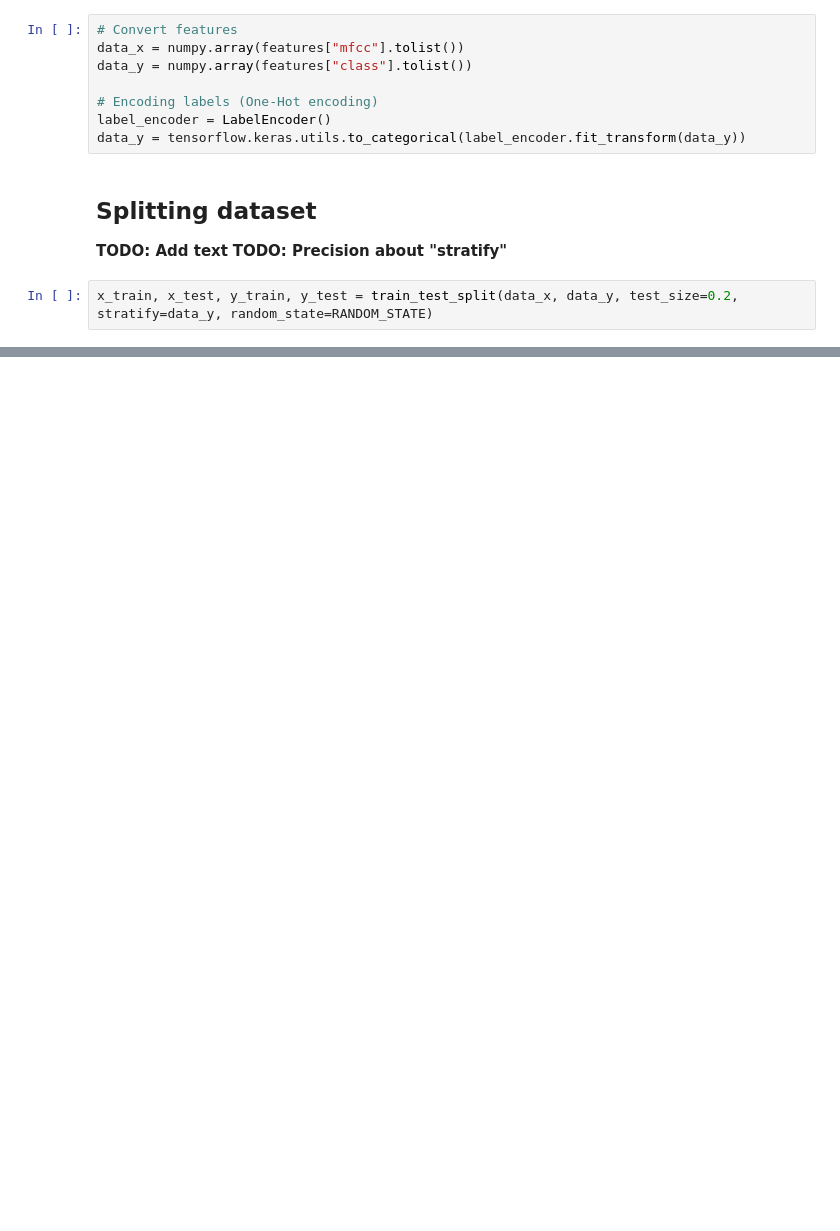
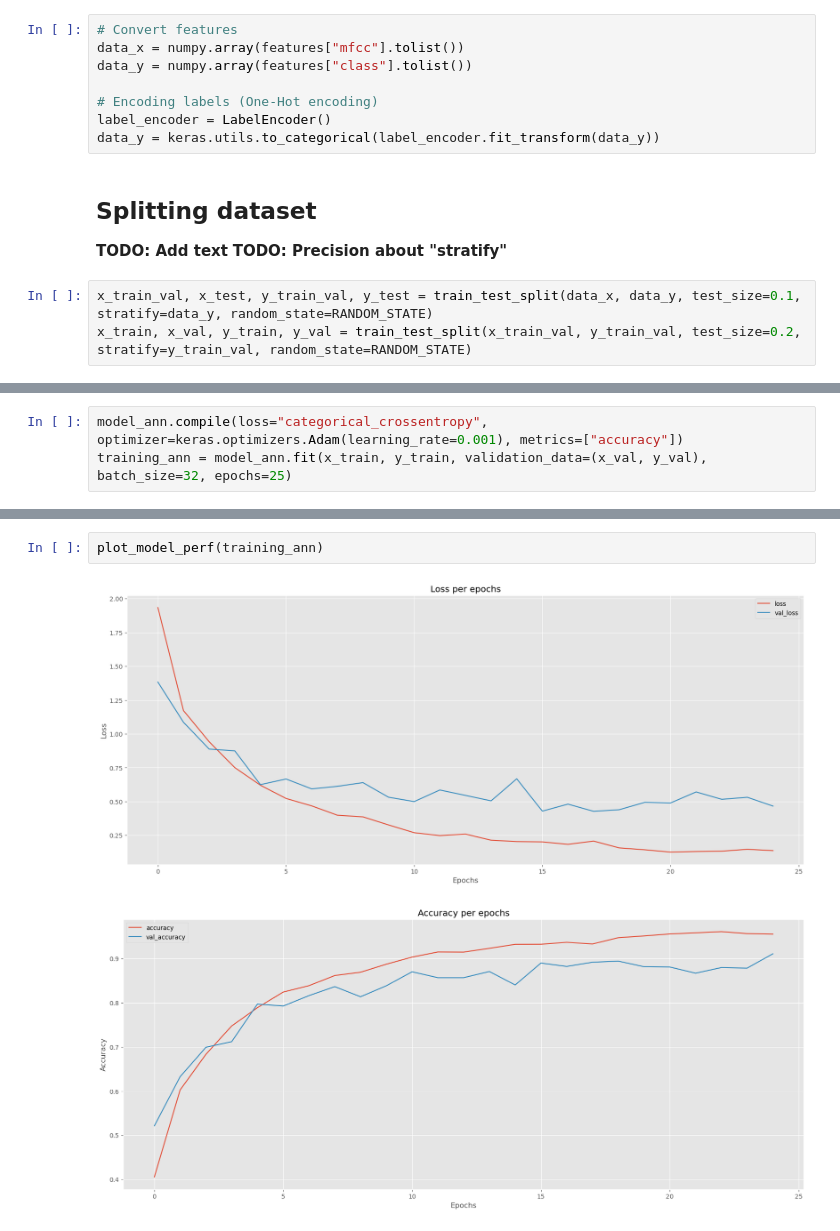
Before and after one commit to EmpireDemocratiqueDuPoulpe/Cours-IA, a Jupyter notebook: 5DEEP/Project/notebooks/main-notebook.ipynb, the cells around one changed output, grey strips where cells are left out. Saved outputs shown, nothing was run; the diff lists cells and outputs as text; blank space fills up the shorter version.

```diff
--- a/5DEEP/Project/notebooks/main-notebook.ipynb
+++ b/5DEEP/Project/notebooks/main-notebook.ipynb
@@ -250,10 +302,11 @@ data_y = numpy.array(features["class"].tolist())
 
 # Encoding labels (One-Hot encoding)
 label_encoder = LabelEncoder()
-data_y = tensorflow.keras.utils.to_categorical(label_encoder.fit_transform(data_y))
+data_y = keras.utils.to_categorical(label_encoder.fit_transform(data_y))
 # %% [markdown]
 ## Splitting dataset
 **TODO: Add text**
 **TODO: Precision about "stratify"**
 # %%
-x_train, x_test, y_train, y_test = train_test_split(data_x, data_y, test_size=0.2, stratify=data_y, random_state=RANDOM_STATE)
+x_train_val, x_test, y_train_val, y_test = train_test_split(data_x, data_y, test_size=0.1, stratify=data_y, random_state=RANDOM_STATE)
+x_train, x_val, y_train, y_val = train_test_split(x_train_val, y_train_val, test_size=0.2, stratify=y_train_val, random_state=RANDOM_STATE)
@@ -259,0 +352,3 @@ x_train, x_test, y_train, y_test = train_test_split(data_x, data_y, test_size=0.
+# %%
+model_ann.compile(loss="categorical_crossentropy", optimizer=keras.optimizers.Adam(learning_rate=0.001), metrics=["accuracy"])
+training_ann = model_ann.fit(x_train, y_train, validation_data=(x_val, y_val), batch_size=32, epochs=25)
@@ -259,0 +373,5 @@ x_train, x_test, y_train, y_test = train_test_split(data_x, data_y, test_size=0.
+# %%
+plot_model_perf(training_ann)
+# %% [output]
+[figure, added]
+[figure, added]
```
Also changed, not shown: parts of 12 cells of this notebook, 3 other files.
